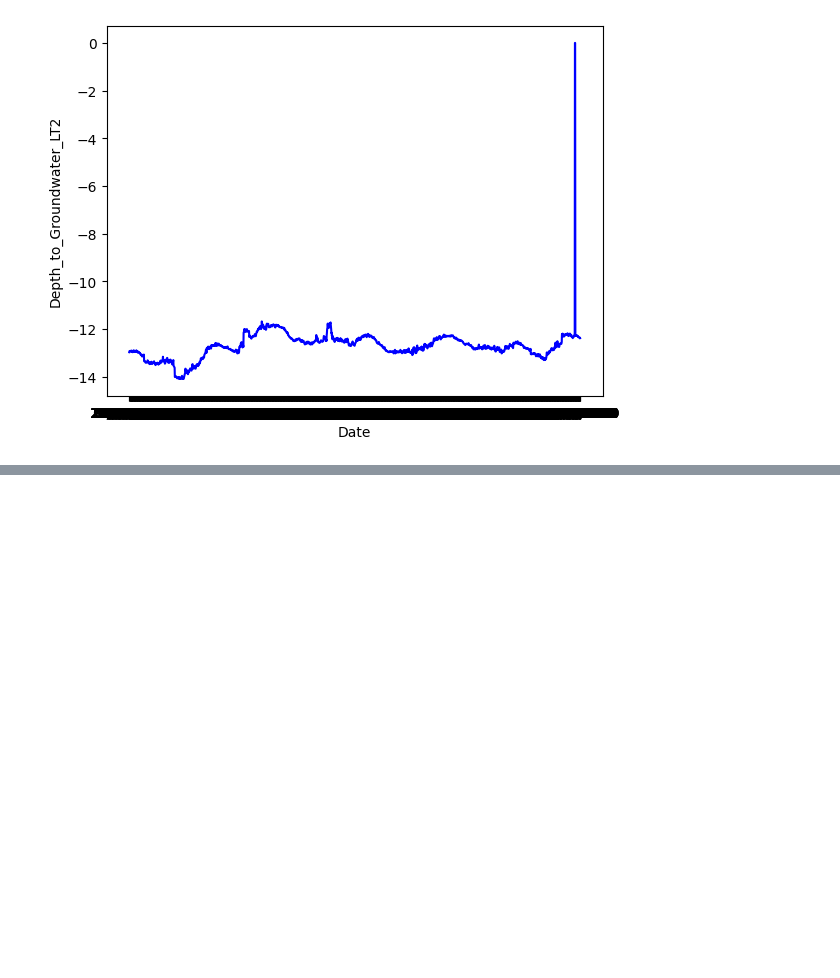
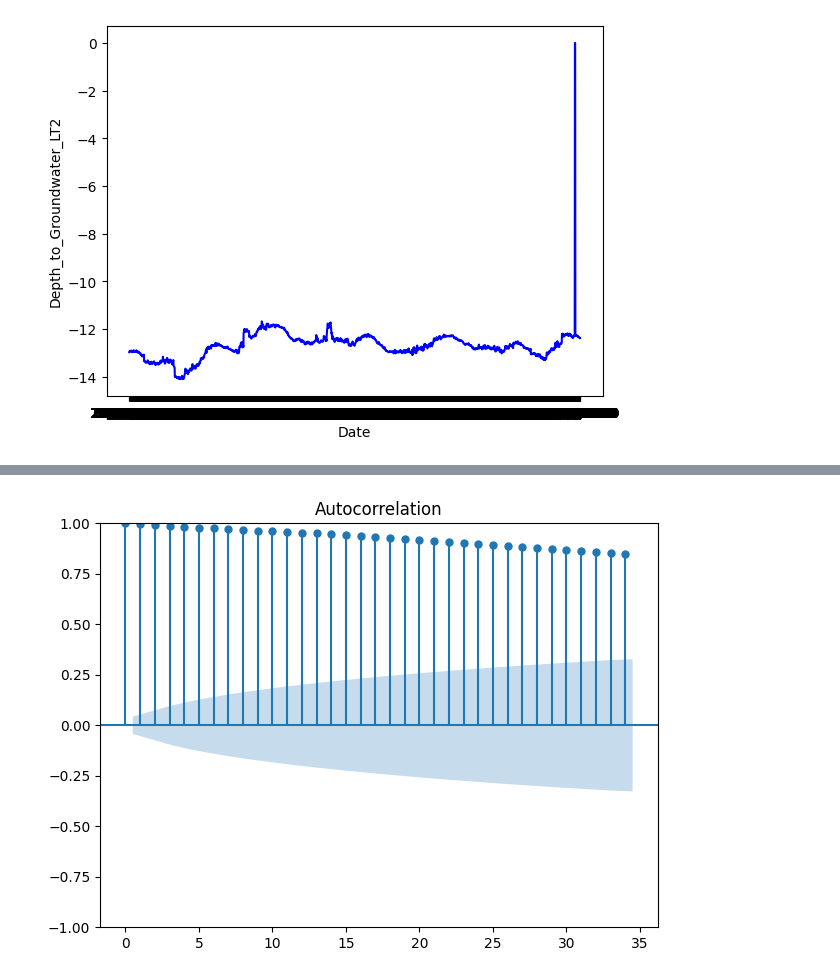
Before and after one commit to Somarhernandezo/TSA_SOHO, a Jupyter notebook: src/explore.ipynb, the cells around one changed output, grey strips where cells are left out. Drawn from its saved outputs; the diff is of its cells as text; code cells hidden in the pictures; blank space fills up the shorter version.

```diff
--- a/src/explore.ipynb
+++ b/src/explore.ipynb
@@ -114,0 +185,10 @@ ts
+# %%
+from statsmodels.graphics.tsaplots import plot_acf
+
+plot_acf(ts)
+
+plt.tight_layout()
+
+plt.show()
+# %% [output]
+[figure, added]
```
Also changed, not shown: parts of 19 cells of this notebook.
